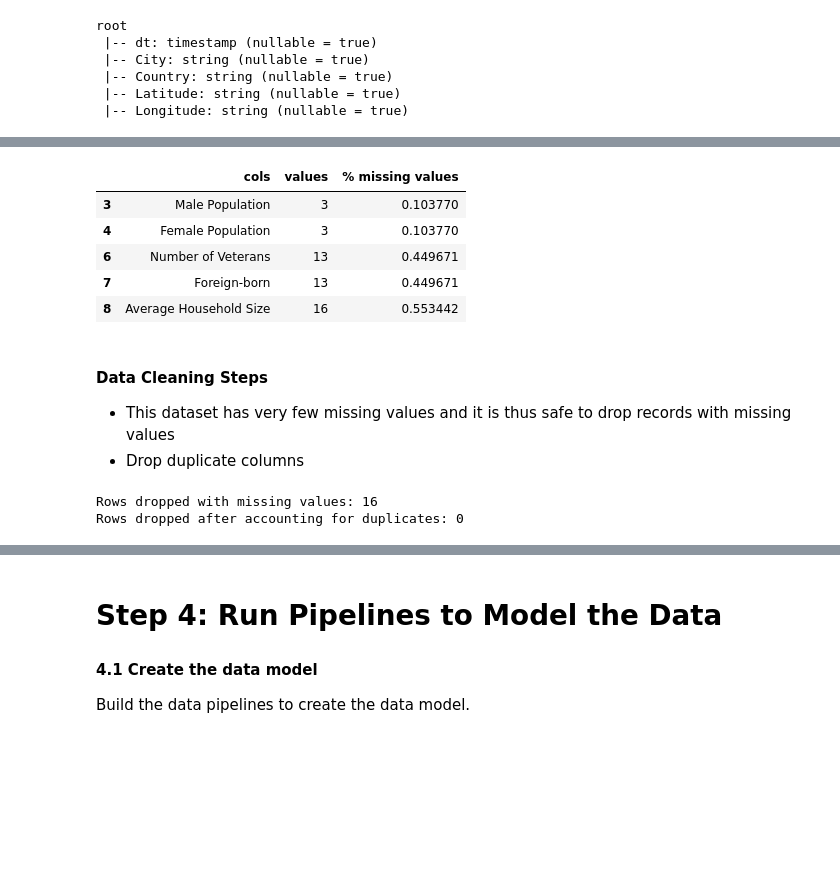
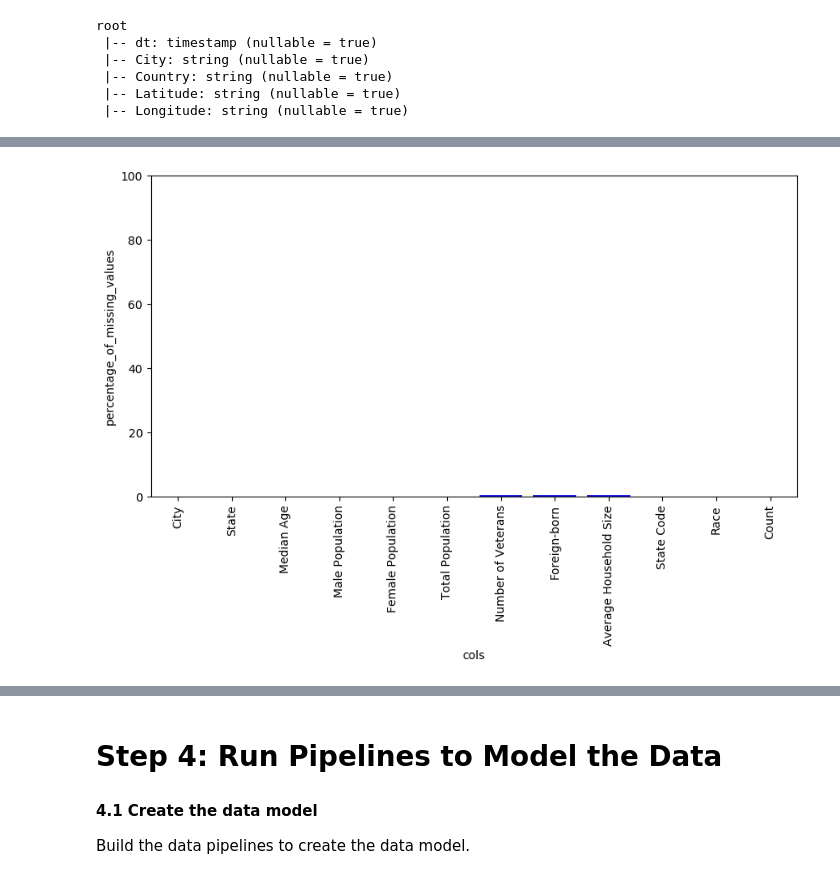
Before and after one commit to juferafo/UDE-capstone, a Jupyter notebook: Capstone-project.ipynb, the cells around one changed output, grey strips where cells are left out. Drawn from its saved outputs; the diff is of its cells as text; code cells hidden in the pictures; blank space fills up the shorter version.

Commit message:
EDA demographics update

```diff
--- a/Capstone-project.ipynb
+++ b/Capstone-project.ipynb
@@ -512,27 +467,4 @@ utility.visualize_missing_values_spark(demographics_df)
-# %%
-# View columns with missing data
-nulls_df = pd.DataFrame(data= demographics_df.toPandas().isnull().sum(), columns=['values'])
-nulls_df = nulls_df.reset_index()
-nulls_df.columns = ['cols', 'values']
-
-# calculate % missing values
-nulls_df['% missing values'] = 100*nulls_df['values']/demographics_df.count()
-nulls_df[nulls_df['% missing values']>0]
-# %% [output]
-|  | cols | values | % missing values |
-| 3 | Male Population | 3 | 0.103770 |
-| 4 | Female Population | 3 | 0.103770 |
-| 6 | Number of Veterans | 13 | 0.449671 |
-| 7 | Foreign-born | 13 | 0.449671 |
-| 8 | Average Household Size | 16 | 0.553442 |
-# %% [markdown]
-#### Data Cleaning Steps
-
--  This dataset has very few missing values and it is thus safe to drop records with missing values
--  Drop duplicate columns
-# %%
-# clean demographics data
-new_demographics_df = utility.clean_spark_demographics_data(demographics_df)
-# %% [output]
-Rows dropped with missing values: 16
-Rows dropped after accounting for duplicates: 0
+# %%
+plot_nan_values(df_demographics)
+# %% [output]
+[figure, added]
```
Also changed, not shown: parts of 25 cells of this notebook.
